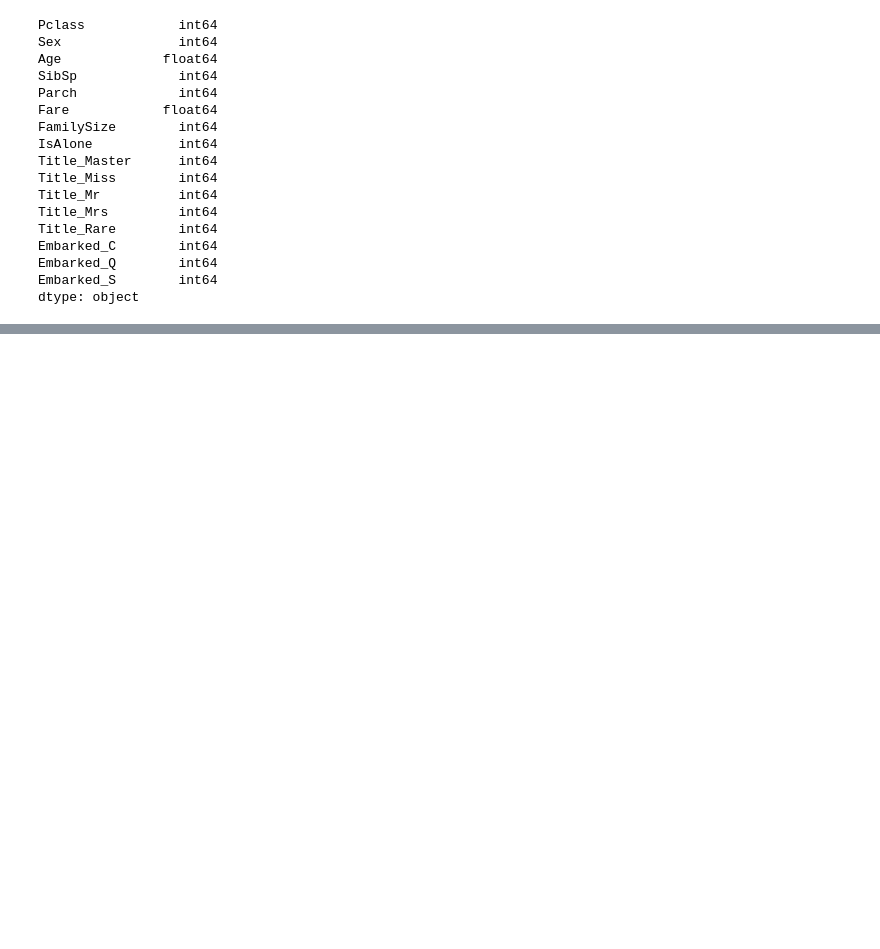
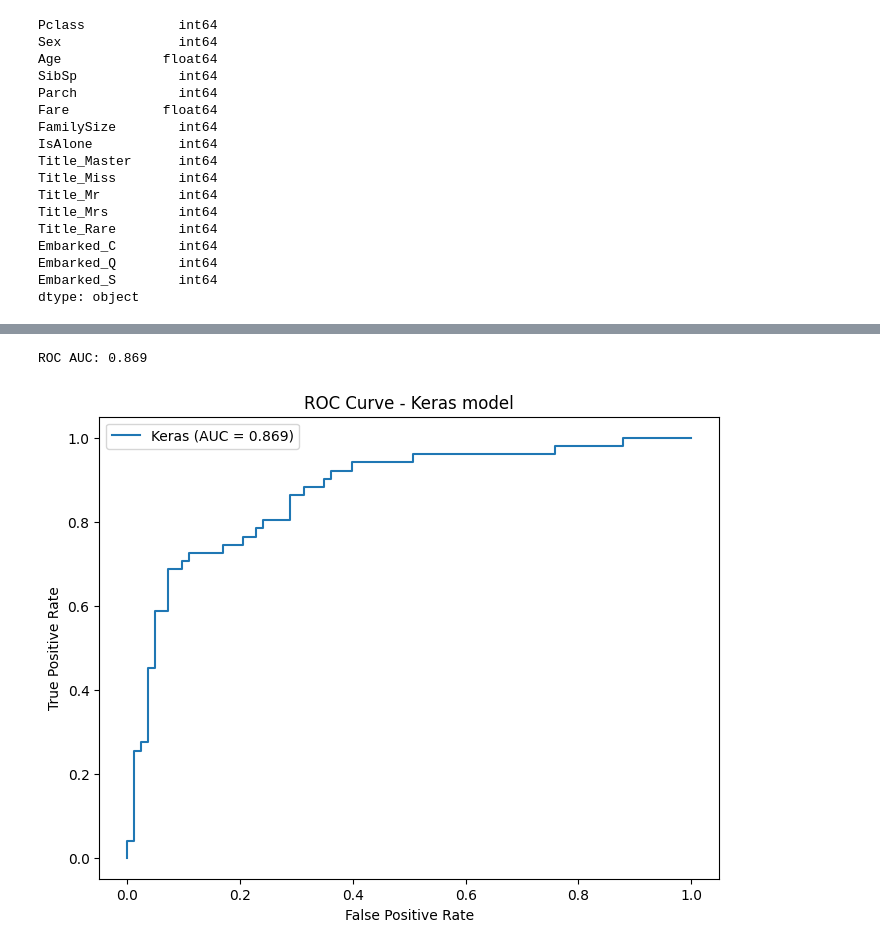
Before and after one commit to kugloff/X49HPQ_gepitanulas_beadando_2025, a Jupyter notebook: titanic.ipynb, the cells around one changed output, grey strips where cells are left out. Drawn from its saved outputs; the diff is of its cells as text; code cells hidden in the pictures; blank space fills up the shorter version.

```diff
--- a/titanic.ipynb
+++ b/titanic.ipynb
@@ -317,0 +355,2 @@ accuracy_score(y_test, y_pred_test)
+# %%
+y_prob_keras = model.predict(x_test).ravel()
@@ -317,0 +359,17 @@ accuracy_score(y_test, y_pred_test)
+# %%
+fpr, tpr, thresholds = roc_curve(y_test, y_prob_keras)
+# %%
+auc_score = roc_auc_score(y_test, y_prob_keras)
+print(f"ROC AUC: {auc_score:.3f}")
+# %% [output]
+ROC AUC: 0.869
+# %%
+plt.figure(figsize=(8,6))
+plt.plot(fpr, tpr, label=f"Keras (AUC = {auc_score:.3f})")
+plt.xlabel("False Positive Rate")
+plt.ylabel("True Positive Rate")
+plt.title("ROC Curve - Keras model")
+plt.legend()
+plt.show()
+# %% [output]
+[figure, added]
```
Also changed, not shown: parts of 29 cells of this notebook, 1 other file.
